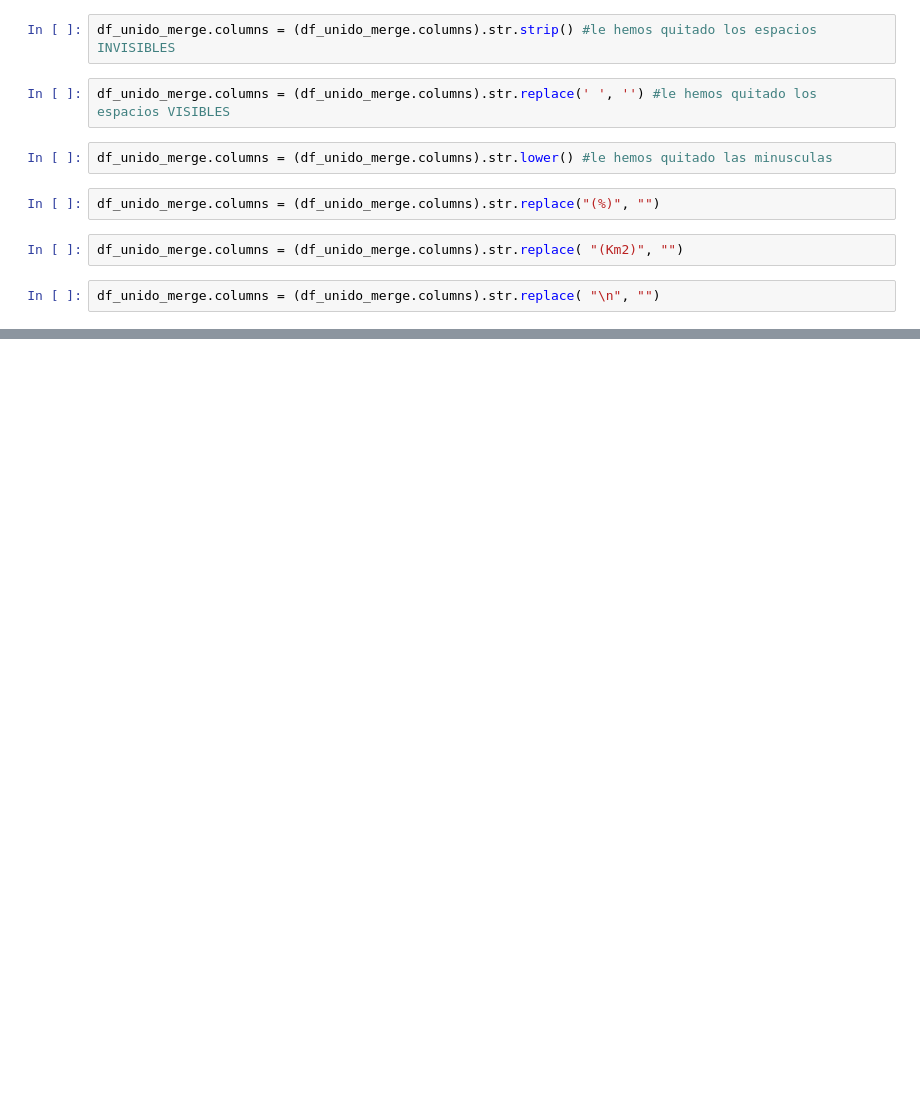
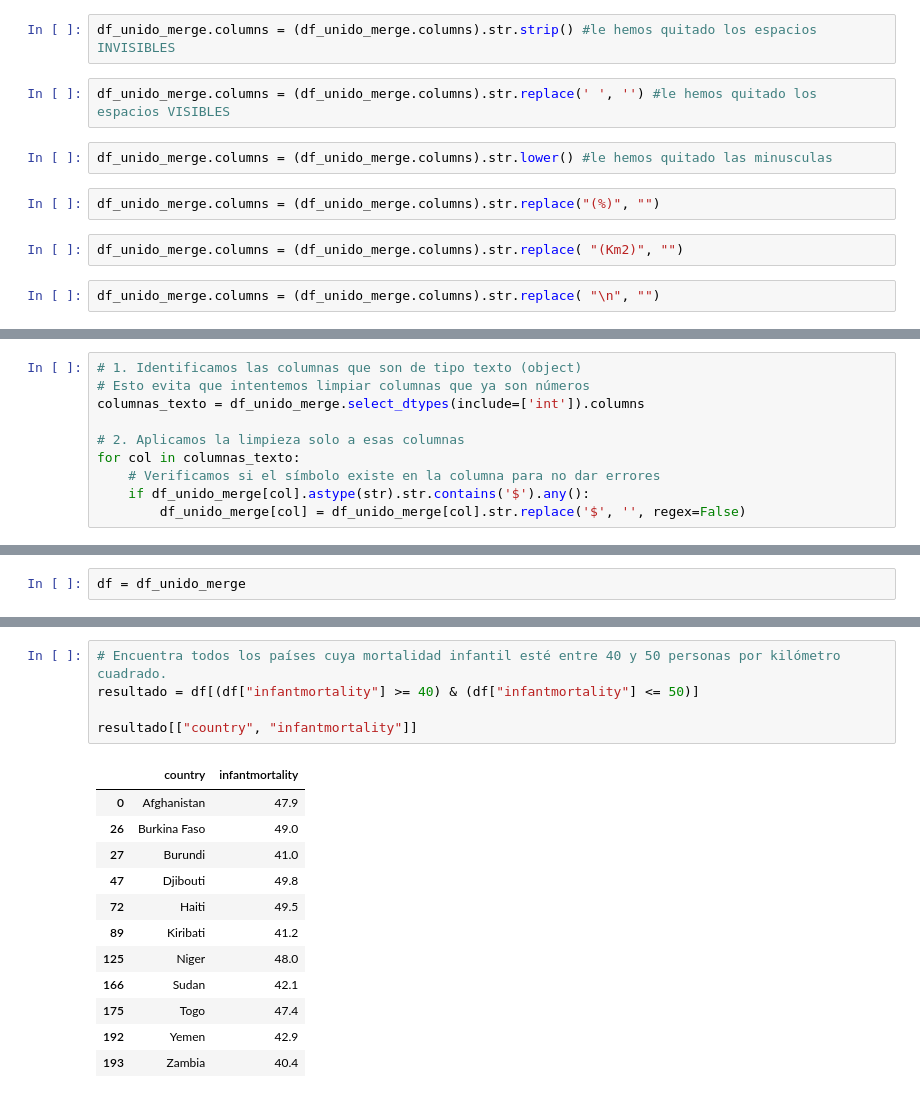
Before and after one commit to natalia43200-svg/Pair_vale_nat, a Jupyter notebook: union_de_datos.ipynb, the cells around one changed output, grey strips where cells are left out. Saved outputs shown, nothing was run; the diff lists cells and outputs as text; blank space fills up the shorter version.

```diff
--- a/union_de_datos.ipynb
+++ b/union_de_datos.ipynb
@@ -210,0 +297,10 @@ Index(['country', 'density(p/km2)', 'abbreviation', 'agriculturalland',
+# %%
+# 1. Identificamos las columnas que son de tipo texto (object)
+# Esto evita que intentemos limpiar columnas que ya son números
+columnas_texto = df_unido_merge.select_dtypes(include=['int']).columns
+
+# 2. Aplicamos la limpieza solo a esas columnas
+for col in columnas_texto:
+    # Verificamos si el símbolo existe en la columna para no dar errores
+    if df_unido_merge[col].astype(str).str.contains('$').any():
+        df_unido_merge[col] = df_unido_merge[col].str.replace('$', '', regex=False)
@@ -210,0 +322,2 @@ Index(['country', 'density(p/km2)', 'abbreviation', 'agriculturalland',
+# %%
+df = df_unido_merge
@@ -210,0 +331,18 @@ Index(['country', 'density(p/km2)', 'abbreviation', 'agriculturalland',
+# %%
+# Encuentra todos los países cuya mortalidad infantil esté entre 40 y 50 personas por kilómetro cuadrado.
+resultado = df[(df["infantmortality"] >= 40) & (df["infantmortality"] <= 50)]
+
+resultado[["country", "infantmortality"]]
+# %% [output]
+|  | country | infantmortality |
+| 0 | Afghanistan | 47.9 |
+| 26 | Burkina Faso | 49.0 |
+| 27 | Burundi | 41.0 |
+| 47 | Djibouti | 49.8 |
+| 72 | Haiti | 49.5 |
+| 89 | Kiribati | 41.2 |
+| 125 | Niger | 48.0 |
+| 166 | Sudan | 42.1 |
+| 175 | Togo | 47.4 |
+| 192 | Yemen | 42.9 |
+| 193 | Zambia | 40.4 |
```
Also changed, not shown: parts of 13 cells of this notebook.
